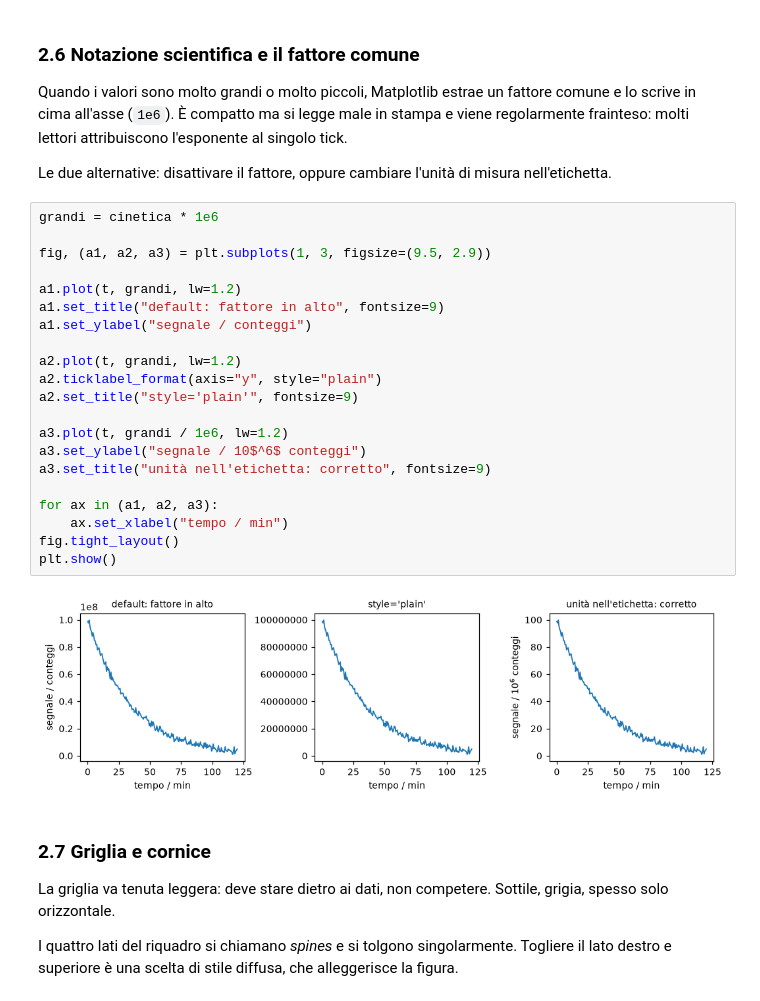
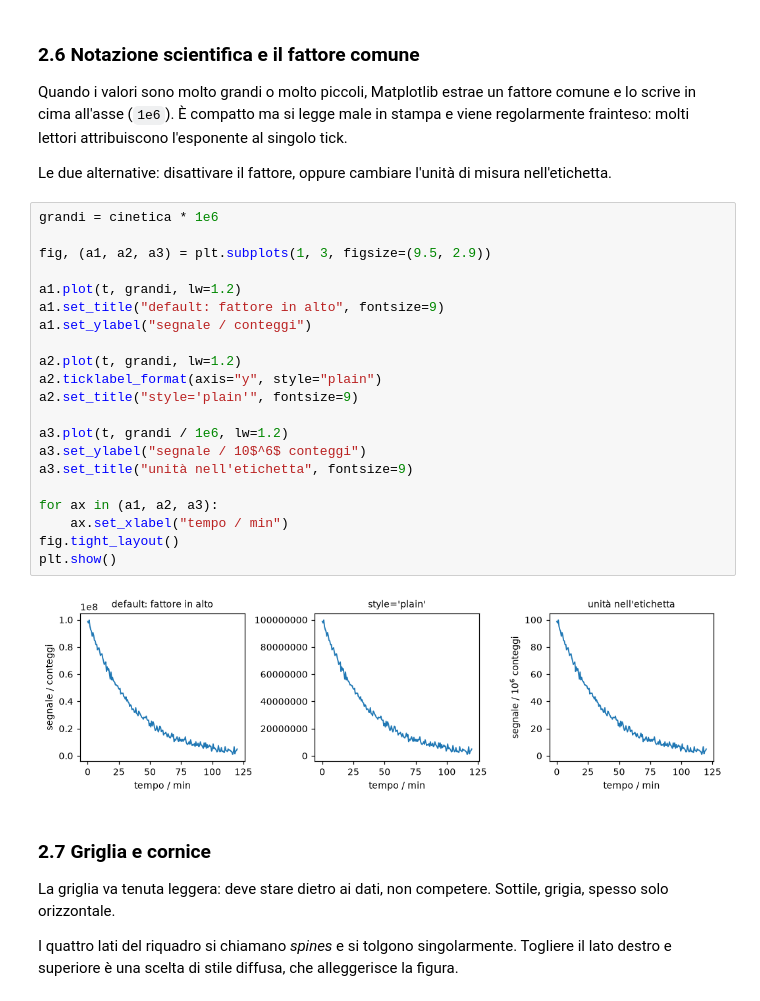
Before and after one commit to LucaBon/corso_python_CNR, a Jupyter notebook: materiali/personalizzazione_grafici.ipynb, the cells around one changed output. Saved outputs shown, nothing was run; the diff lists cells and outputs as text.

```diff
--- a/materiali/personalizzazione_grafici.ipynb
+++ b/materiali/personalizzazione_grafici.ipynb
@@ -346,26 +346,26 @@ nell'etichetta.
 # %%
 grandi = cinetica * 1e6
 
 fig, (a1, a2, a3) = plt.subplots(1, 3, figsize=(9.5, 2.9))
 
 a1.plot(t, grandi, lw=1.2)
 a1.set_title("default: fattore in alto", fontsize=9)
 a1.set_ylabel("segnale / conteggi")
 
 a2.plot(t, grandi, lw=1.2)
 a2.ticklabel_format(axis="y", style="plain")
 a2.set_title("style='plain'", fontsize=9)
 
 a3.plot(t, grandi / 1e6, lw=1.2)
 a3.set_ylabel("segnale / 10$^6$ conteggi")
-a3.set_title("unità nell'etichetta: corretto", fontsize=9)
+a3.set_title("unità nell'etichetta", fontsize=9)
 
 for ax in (a1, a2, a3):
     ax.set_xlabel("tempo / min")
 fig.tight_layout()
 plt.show()
 # %% [output]
-[figure, old version]
+[figure, new version]
 # %% [markdown]
 ### 2.7 Griglia e cornice
 
```
Also changed, not shown: parts of 2 cells of this notebook.
